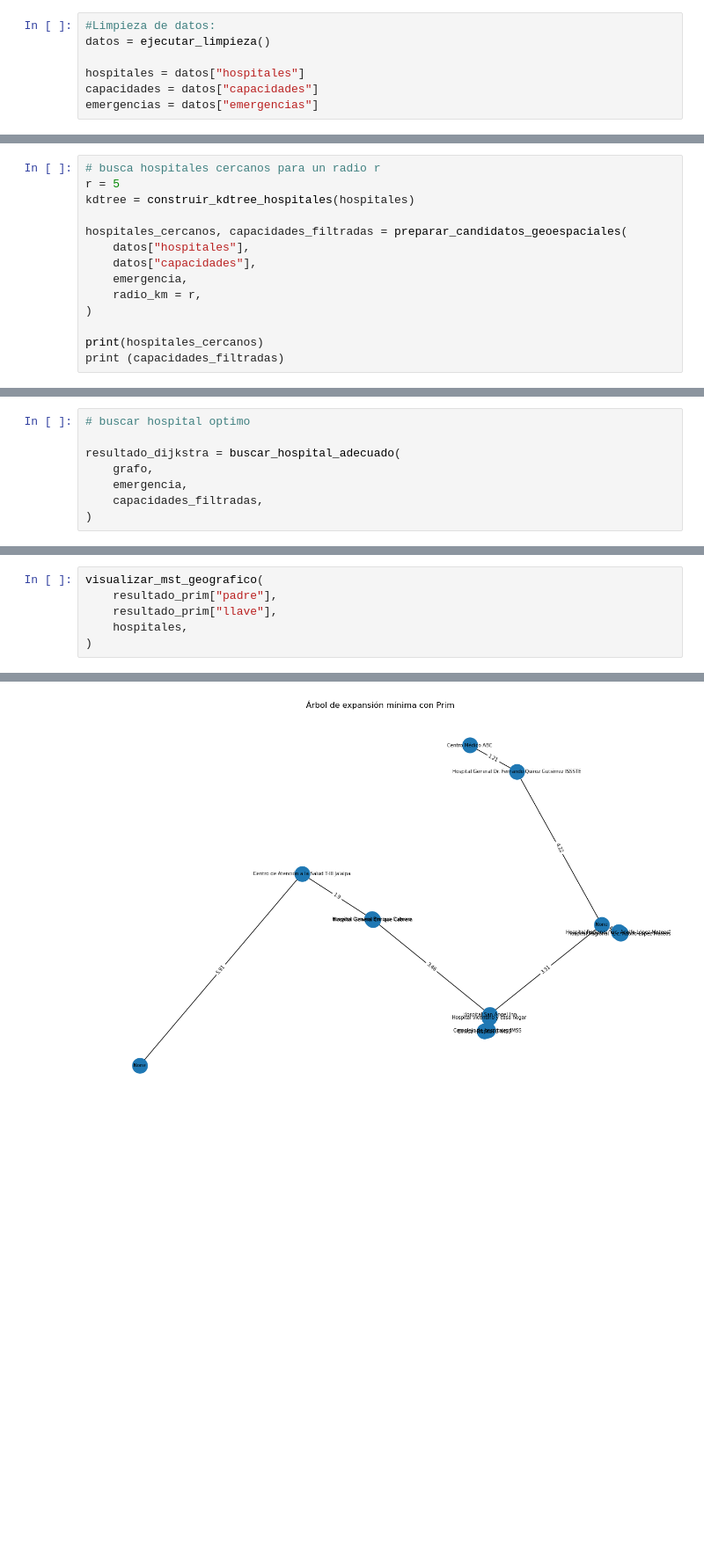
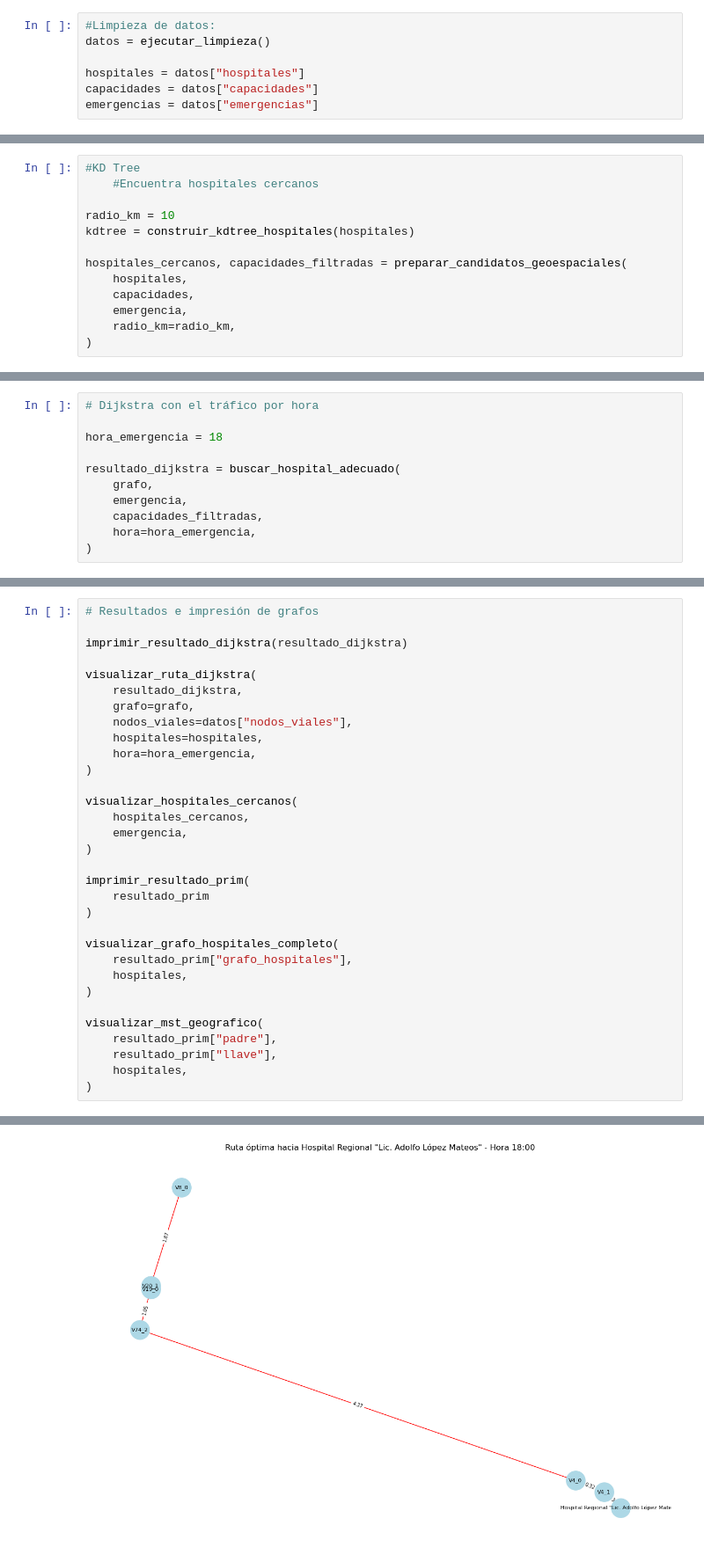
Before and after one commit to Domdimad0m/EmergencyRoutes_proyect, a Jupyter notebook: main.ipynb, the cells around one changed output, grey strips where cells are left out. Shown at 88% size. Cells and saved outputs as stored; diff of their text form; blank space fills up the shorter version.

```diff
--- a/main.ipynb
+++ b/main.ipynb
@@ -41,14 +70,13 @@ emergencia = datos["emergencias"].iloc[0]
 # %%
-# busca hospitales cercanos para un radio r
-r = 5
+#KD Tree
+    #Encuentra hospitales cercanos
+
+radio_km = 10
 kdtree = construir_kdtree_hospitales(hospitales)
 
 hospitales_cercanos, capacidades_filtradas = preparar_candidatos_geoespaciales(
-    datos["hospitales"],
-    datos["capacidades"],
+    hospitales,
+    capacidades,
     emergencia,
-    radio_km = r,
+    radio_km=radio_km,
 )
-
-print(hospitales_cercanos)
-print (capacidades_filtradas)
@@ -73,10 +83,13 @@ print (capacidades_filtradas)
 # %%
-# buscar hospital optimo
+# Dijkstra con el tráfico por hora
+
+hora_emergencia = 18
 
 resultado_dijkstra = buscar_hospital_adecuado(
     grafo,
     emergencia,
     capacidades_filtradas,
+    hora=hora_emergencia,
 )
 # %%
 resultado_prim = ejecutar_prim(hospitales)
@@ -90,4 +96,30 @@ visualizar_grafo_hospitales_completo(
 # %%
+# Resultados e impresión de grafos
+
+imprimir_resultado_dijkstra(resultado_dijkstra)
+
+visualizar_ruta_dijkstra(
+    resultado_dijkstra,
+    grafo=grafo,
+    nodos_viales=datos["nodos_viales"],
+    hospitales=hospitales,
+    hora=hora_emergencia,
+)
+
+visualizar_hospitales_cercanos(
+    hospitales_cercanos,
+    emergencia,
+)
+
+imprimir_resultado_prim(
+    resultado_prim
+)
+
+visualizar_grafo_hospitales_completo(
+    resultado_prim["grafo_hospitales"],
+    hospitales,
+)
+
 visualizar_mst_geografico(
     resultado_prim["padre"],
     resultado_prim["llave"],
@@ -97 +142 @@ visualizar_mst_geografico(
-[figure, old version]
+[figure, new version]
```
Also changed, not shown: parts of 9 cells of this notebook, 15 other files.
